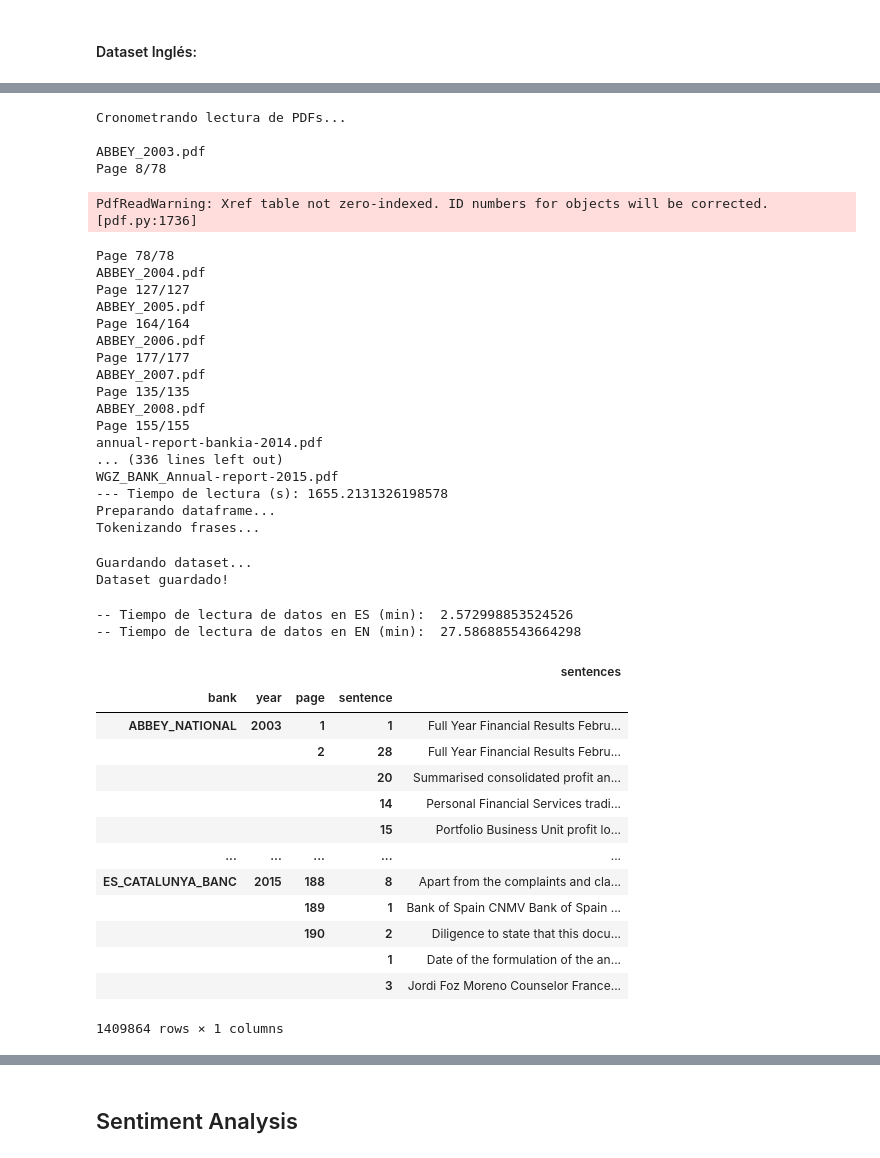
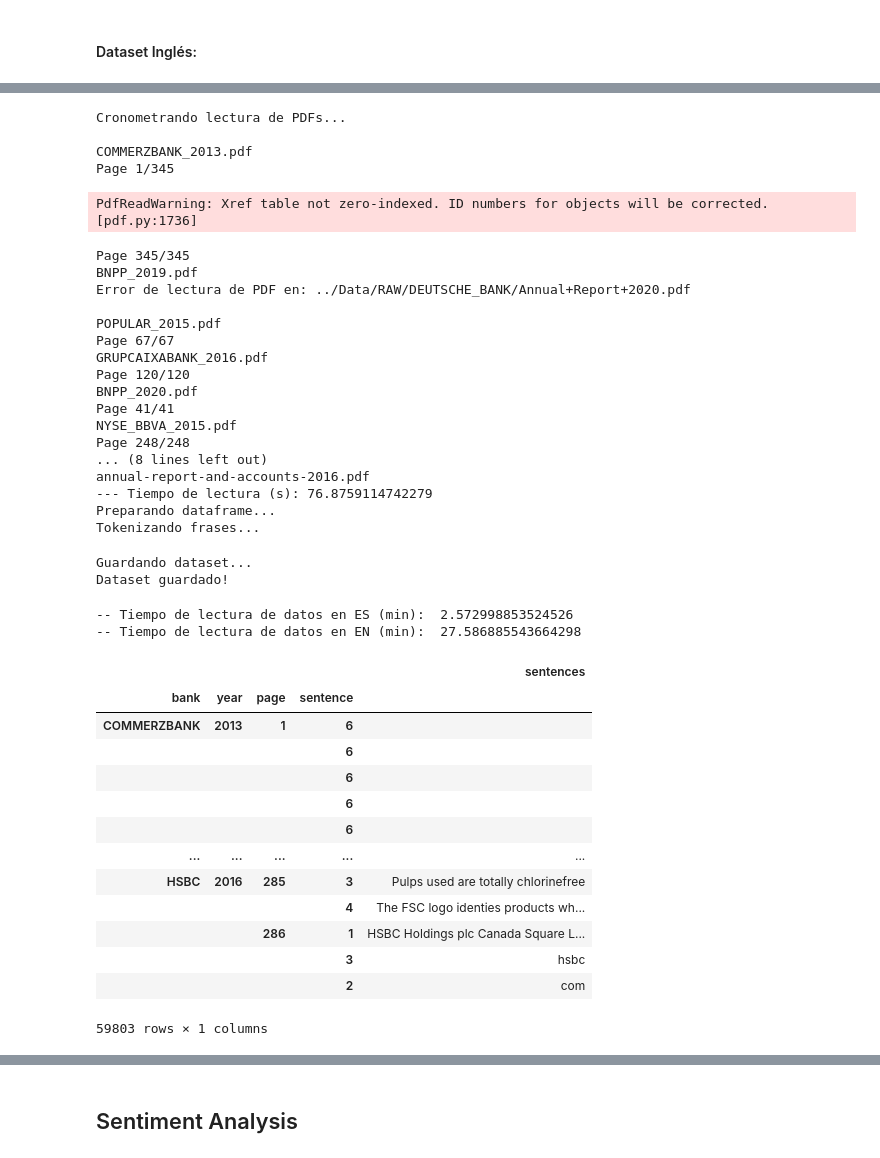
Before and after one commit to juansbg/practica-final-nlp, a Jupyter notebook: Dev/procesado_01.ipynb, the cells around one changed output, grey strips where cells are left out. Saved outputs shown, nothing was run; the diff lists cells and outputs as text; code cells hidden in the pictures.

```diff
--- a/Dev/procesado_01.ipynb
+++ b/Dev/procesado_01.ipynb
@@ -362,26 +357,26 @@ Dataset guardado!
 # %%
-data_en, total_times_en = process_PDFs(pdf_paths, esp=False, verbose=2, save_path=raw_en_sentences)
+data_en, total_times_en = process_PDFs(random.sample(pdf_paths,12), esp=False, verbose=2, save_path=raw_en_sentences)
 # %% [output]
 Cronometrando lectura de PDFs...
 
-ABBEY_2003.pdf
-Page 8/78
+COMMERZBANK_2013.pdf
+Page 1/345
 PdfReadWarning: Xref table not zero-indexed. ID numbers for objects will be corrected. [pdf.py:1736]
-Page 78/78
-ABBEY_2004.pdf
-Page 127/127
-ABBEY_2005.pdf
-Page 164/164
-ABBEY_2006.pdf
-Page 177/177
-ABBEY_2007.pdf
-Page 135/135
-ABBEY_2008.pdf
-Page 155/155
-annual-report-bankia-2014.pdf
-... (336 lines left out)
-WGZ_BANK_Annual-report-2015.pdf
---- Tiempo de lectura (s): 1655.2131326198578
+Page 345/345
+BNPP_2019.pdf
+Error de lectura de PDF en: ../Data/RAW/DEUTSCHE_BANK/Annual+Report+2020.pdf
+
+POPULAR_2015.pdf
+Page 67/67
+GRUPCAIXABANK_2016.pdf
+Page 120/120
+BNPP_2020.pdf
+Page 41/41
+NYSE_BBVA_2015.pdf
+Page 248/248
+... (8 lines left out)
+annual-report-and-accounts-2016.pdf
+--- Tiempo de lectura (s): 76.8759114742279
 Preparando dataframe...
 Tokenizando frases...
 Guardando dataset...
@@ -393,20 +388,20 @@ print('-- Tiempo de lectura de datos en ES (min): ',total_times_es['lectura']/60
 -- Tiempo de lectura de datos en ES (min):  2.572998853524526
 -- Tiempo de lectura de datos en EN (min):  27.586885543664298
 # %%
-complete_dataset = pd.concat([data_en,data_es])
+complete_dataset = pd.concat([data_en]) #,data_es])
 complete_dataset
 # %% [output]
 |  |  |  |  | sentences |
 | bank | year | page | sentence |  |
-| ABBEY_NATIONAL | 2003 | 1 | 1 | Full Year Financial Results Febru... |
-|  |  | 2 | 28 | Full Year Financial Results Febru... |
-|  |  |  | 20 | Summarised consolidated profit an... |
-|  |  |  | 14 | Personal Financial Services tradi... |
-|  |  |  | 15 | Portfolio Business Unit profit lo... |
+| COMMERZBANK | 2013 | 1 | 6 |  |
+|  |  |  | 6 |  |
+|  |  |  | 6 |  |
+|  |  |  | 6 |  |
+|  |  |  | 6 |  |
 | ... | ... | ... | ... | ... |
-| ES_CATALUNYA_BANC | 2015 | 188 | 8 | Apart from the complaints and cla... |
-|  |  | 189 | 1 | Bank of Spain CNMV Bank of Spain ... |
-|  |  | 190 | 2 | Diligence to state that this docu... |
-|  |  |  | 1 | Date of the formulation of the an... |
-|  |  |  | 3 | Jordi Foz Moreno Counselor France... |
+| HSBC | 2016 | 285 | 3 | Pulps used are totally chlorinefree |
+|  |  |  | 4 | The FSC logo identies products wh... |
+|  |  | 286 | 1 | HSBC Holdings plc Canada Square L... |
+|  |  |  | 3 | hsbc |
+|  |  |  | 2 | com |
-1409864 rows × 1 columns
+59803 rows × 1 columns
```
Also changed, not shown: parts of 10 cells of this notebook, 17 other files.
